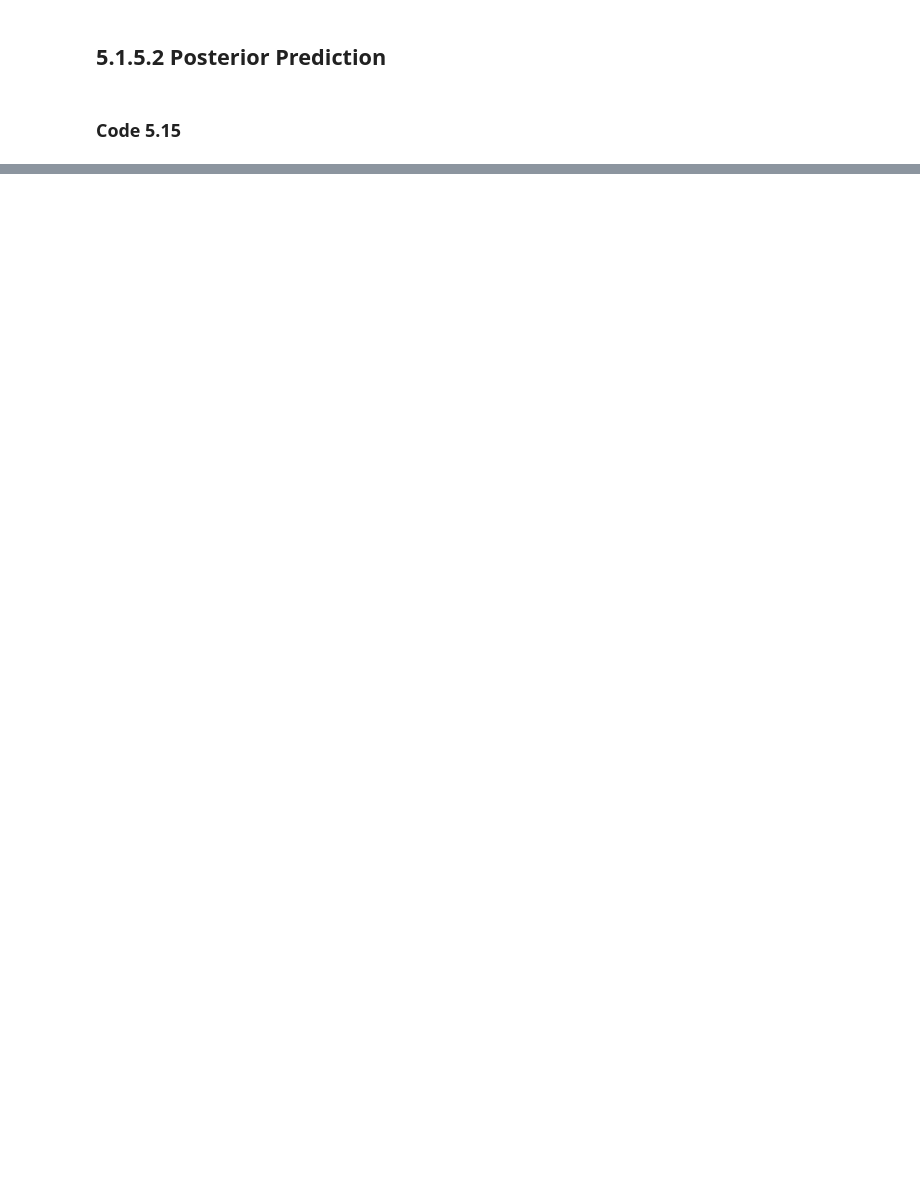
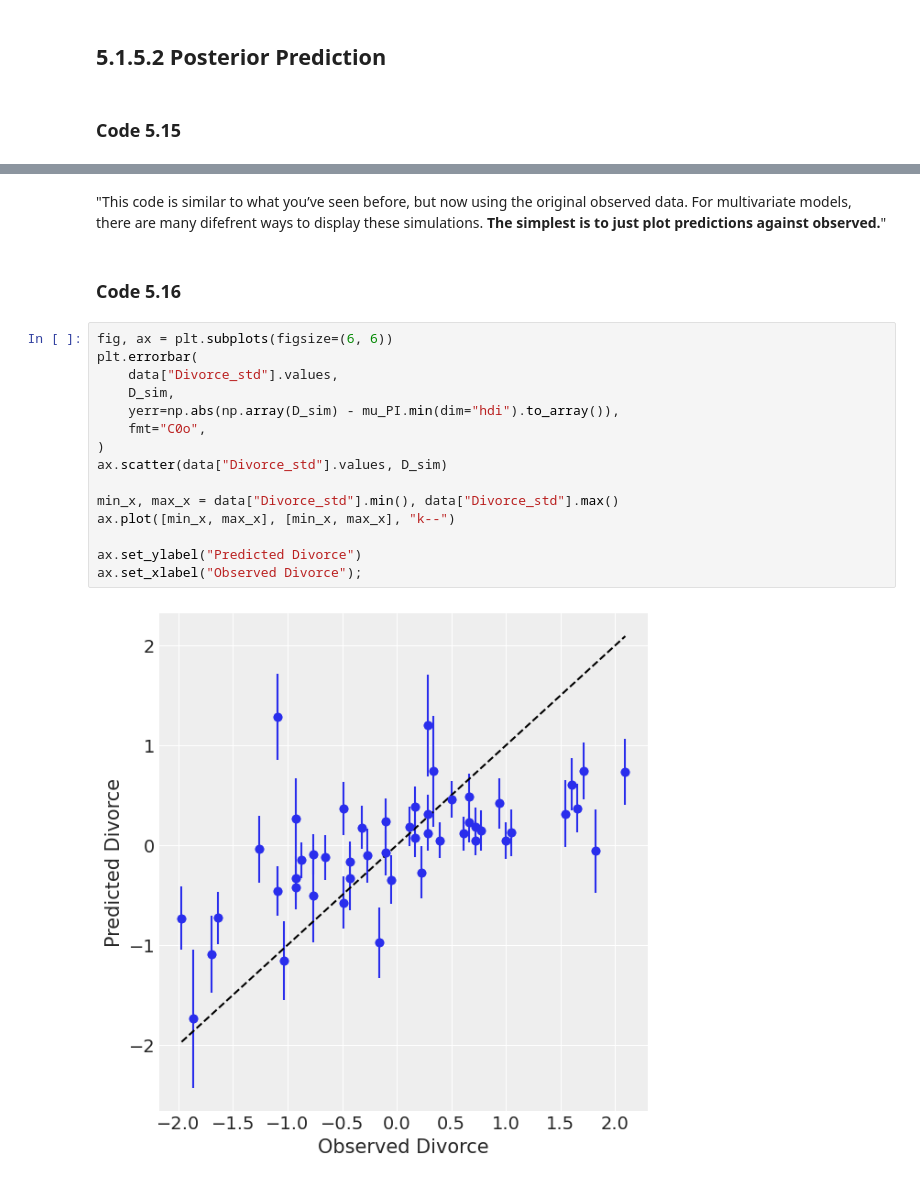
Before and after one commit to beckspark/statistical_rethinking_a_bayesian_course, a Jupyter notebook: notebooks/05_multiple_regression.ipynb, the cells around one changed output, grey strips where cells are left out. Cells and saved outputs as stored; diff of their text form; blank space fills up the shorter version.

```diff
--- a/notebooks/05_multiple_regression.ipynb
+++ b/notebooks/05_multiple_regression.ipynb
@@ -218,3 +220,24 @@ D_PI = az.hdi(m_5_3_ppc.posterior_predictive["divorce_rate_std"], 0.89)
 Sampling: [divorce_rate_std]
 [interactive output not drawn]
 [interactive output not drawn]
+# %% [markdown]
+"This code is similar to what you’ve seen before, but now using the original observed data. For multivariate models, there are many difefrent ways to display these simulations. **The simplest is to just plot predictions against observed.**"
+# %% [markdown]
+### Code 5.16
+# %%
+fig, ax = plt.subplots(figsize=(6, 6))
+plt.errorbar(
+    data["Divorce_std"].values,
+    D_sim,
+    yerr=np.abs(np.array(D_sim) - mu_PI.min(dim="hdi").to_array()),
+    fmt="C0o",
+)
+ax.scatter(data["Divorce_std"].values, D_sim)
+
+min_x, max_x = data["Divorce_std"].min(), data["Divorce_std"].max()
+ax.plot([min_x, max_x], [min_x, max_x], "k--")
+
+ax.set_ylabel("Predicted Divorce")
+ax.set_xlabel("Observed Divorce");
+# %% [output]
+[figure, added]
```
Also changed, not shown: parts of 5 cells of this notebook.
